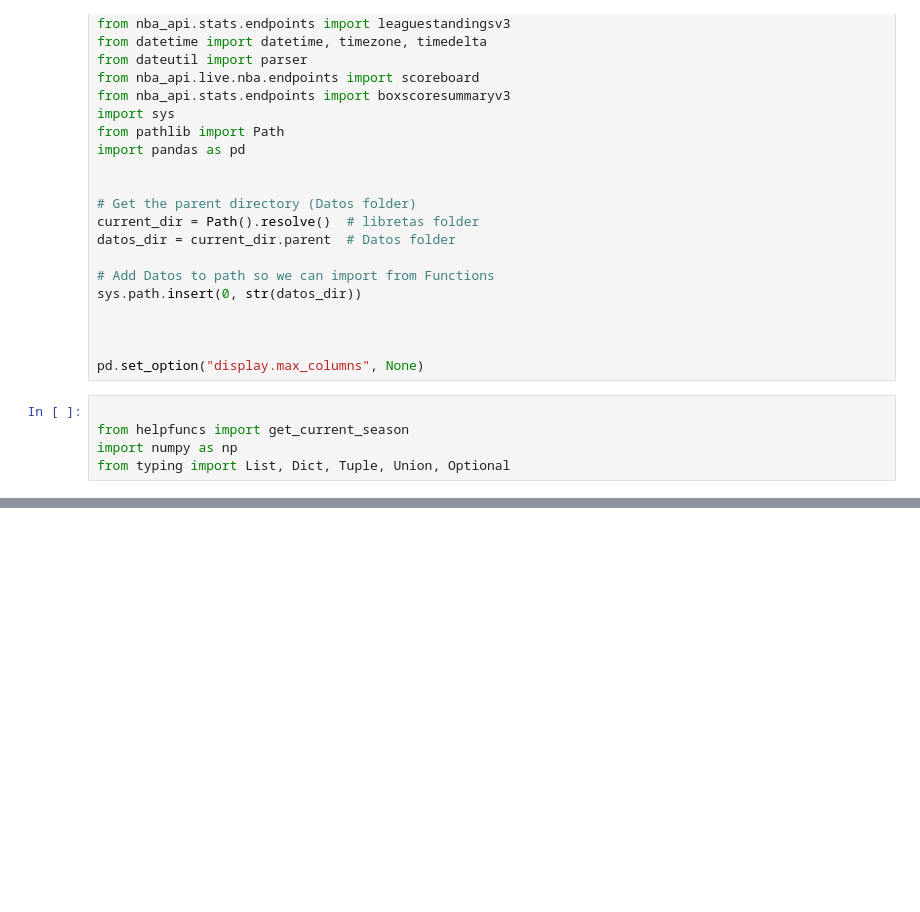
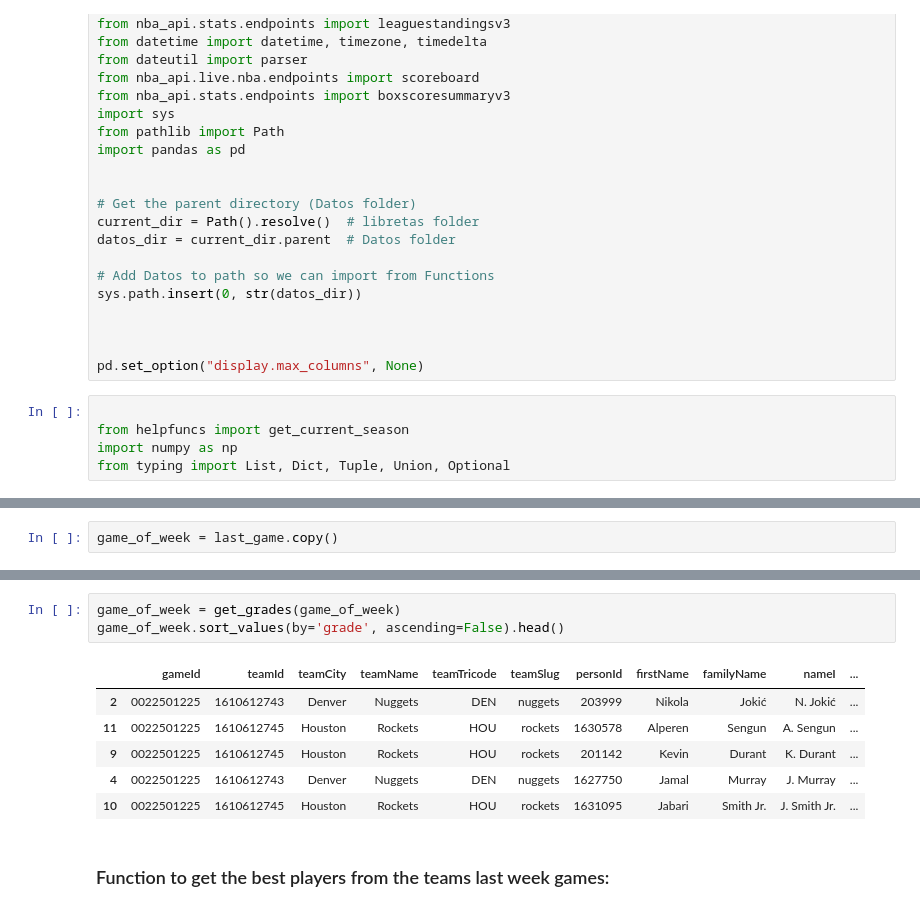
Before and after one commit to LuisHiram99/NBStats, a Jupyter notebook: Backend/src/Functions/Notebooks/FuncionesJuegos.ipynb, the cells around one changed output, grey strips where cells are left out. Cells and saved outputs as stored; diff of their text form; blank space fills up the shorter version.

```diff
--- a/Backend/src/Functions/Notebooks/FuncionesJuegos.ipynb
+++ b/Backend/src/Functions/Notebooks/FuncionesJuegos.ipynb
@@ -147,0 +273,2 @@ Games().get_last_week_games(team_id=1610612743)
+# %%
+game_of_week = last_game.copy()
@@ -147,0 +357,12 @@ Games().get_last_week_games(team_id=1610612743)
+# %%
+game_of_week = get_grades(game_of_week)
+game_of_week.sort_values(by='grade', ascending=False).head()
+# %% [output]
+|  | gameId | teamId | teamCity | teamName | teamTricode | teamSlug | personId | firstName | familyName | nameI | ... |
+| 2 | 0022501225 | 1610612743 | Denver | Nuggets | DEN | nuggets | 203999 | Nikola | Jokić | N. Jokić | ... |
+| 11 | 0022501225 | 1610612745 | Houston | Rockets | HOU | rockets | 1630578 | Alperen | Sengun | A. Sengun | ... |
+| 9 | 0022501225 | 1610612745 | Houston | Rockets | HOU | rockets | 201142 | Kevin | Durant | K. Durant | ... |
+| 4 | 0022501225 | 1610612743 | Denver | Nuggets | DEN | nuggets | 1627750 | Jamal | Murray | J. Murray | ... |
+| 10 | 0022501225 | 1610612745 | Houston | Rockets | HOU | rockets | 1631095 | Jabari | Smith Jr. | J. Smith Jr. | ... |
+# %% [markdown]
+### Function to get the best players from the teams last week games:
```
Also changed, not shown: parts of 18 cells of this notebook, 12 other files.
